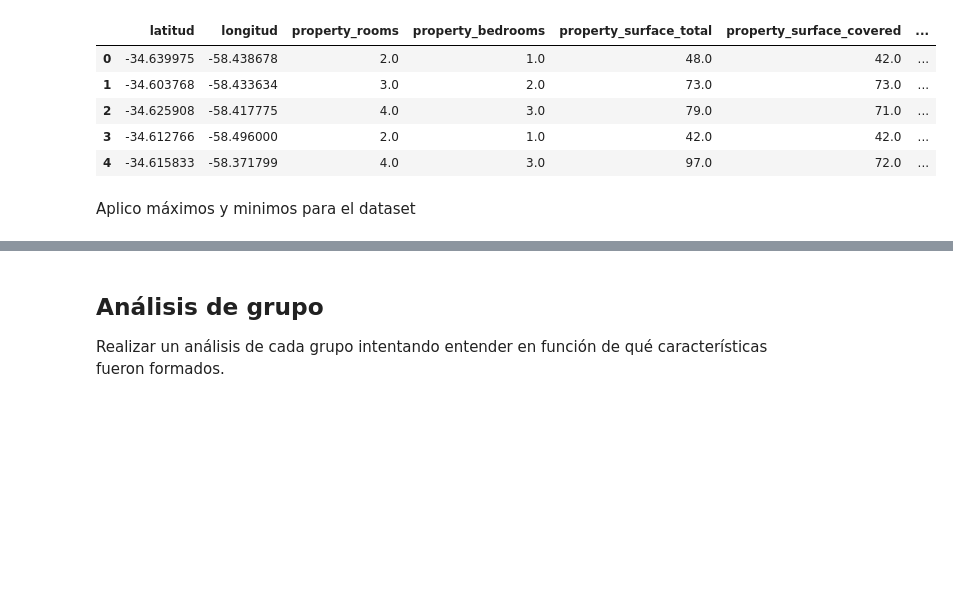
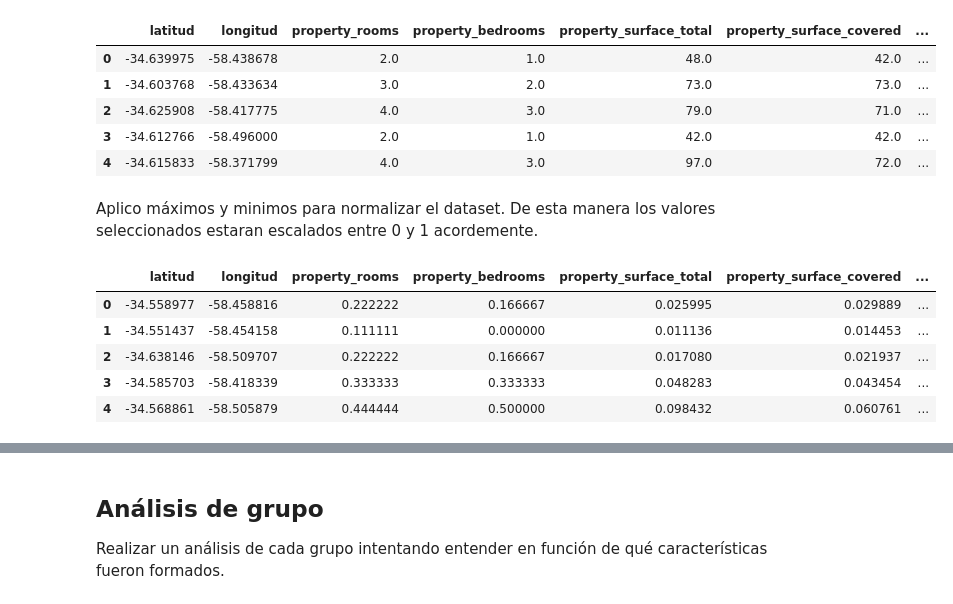
Before and after one commit to kikiymini/7506R-1C2024-GRUPO02, a Jupyter notebook: 7506R_1C2024_GRUPO02_N2.ipynb, the cells around one changed output, grey strips where cells are left out. Cells and saved outputs as stored; diff of their text form; code cells hidden in the pictures; blank space fills up the shorter version.

```diff
--- a/7506R_1C2024_GRUPO02_N2.ipynb
+++ b/7506R_1C2024_GRUPO02_N2.ipynb
@@ -190,7 +191,7 @@ ds_cluster_test.head()
 | 3 | -34.612766 | -58.496000 | 2.0 | 1.0 | 42.0 | 42.0 | ... |
 | 4 | -34.615833 | -58.371799 | 4.0 | 3.0 | 97.0 | 72.0 | ... |
 # %% [markdown]
-Aplico máximos y minimos para el dataset
+Aplico máximos y minimos para normalizar el dataset. De esta manera los valores seleccionados estaran escalados entre 0 y 1 acordemente.
 # %%
 def aplicar_max_min(ds, columnas):
     scaler = MinMaxScaler()
@@ -201,2 +202,11 @@ columnas_con_numeros = ['property_bedrooms','property_rooms','property_surface_t
 
 aplicar_max_min(ds_cluster_train,columnas_con_numeros)
+# %%
+ds_cluster_train.head()
+# %% [output]
+|  | latitud | longitud | property_rooms | property_bedrooms | property_surface_total | property_surface_covered | ... |
+| 0 | -34.558977 | -58.458816 | 0.222222 | 0.166667 | 0.025995 | 0.029889 | ... |
+| 1 | -34.551437 | -58.454158 | 0.111111 | 0.000000 | 0.011136 | 0.014453 | ... |
+| 2 | -34.638146 | -58.509707 | 0.222222 | 0.166667 | 0.017080 | 0.021937 | ... |
+| 3 | -34.585703 | -58.418339 | 0.333333 | 0.333333 | 0.048283 | 0.043454 | ... |
+| 4 | -34.568861 | -58.505879 | 0.444444 | 0.500000 | 0.098432 | 0.060761 | ... |
```
Also changed, not shown: parts of 14 cells of this notebook.
